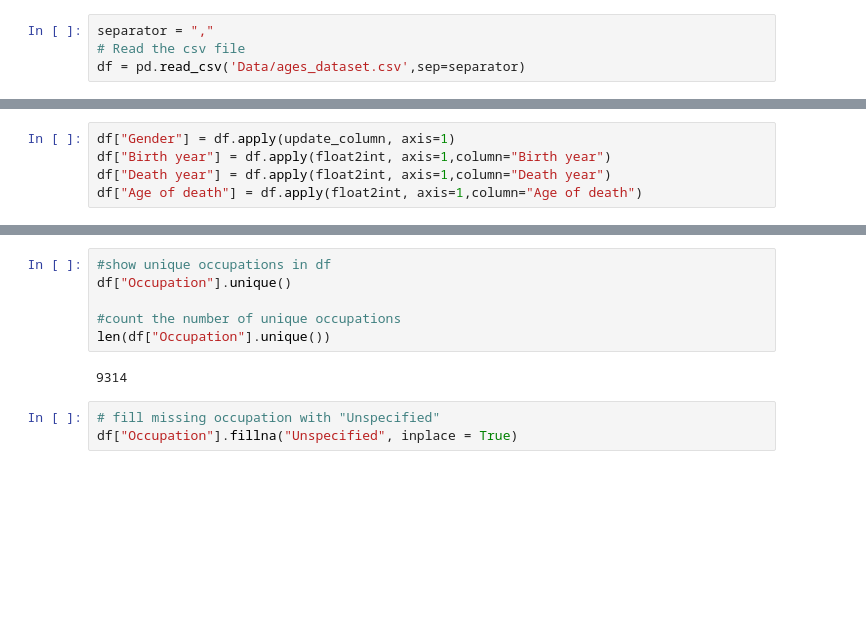
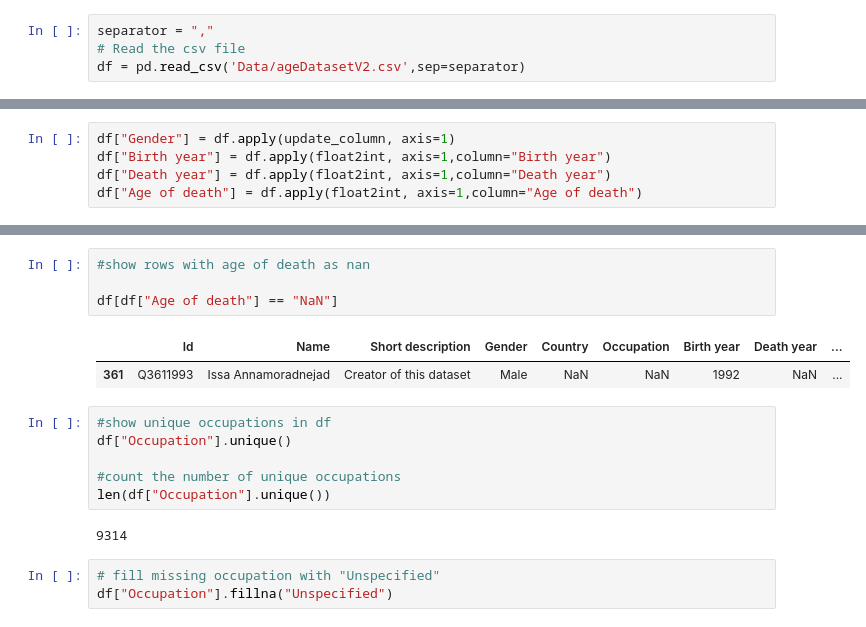
Before and after one commit to tomo960714/AgeVisualization, a Jupyter notebook: preprocess.ipynb, the cells around one changed output, grey strips where cells are left out. Drawn from its saved outputs; the diff is of its cells as text; blank space fills up the shorter version.

```diff
--- a/preprocess.ipynb
+++ b/preprocess.ipynb
@@ -9,7 +9,7 @@ import math
 # %%
 separator = ","
 # Read the csv file
-df = pd.read_csv('Data/ages_dataset.csv',sep=separator)
+df = pd.read_csv('Data/ageDatasetV2.csv',sep=separator)
 # %% [markdown]
 #TODO: Compare descriptions to list of countries to find countries
 #TODO: Figure out a way to specify gender based on name
@@ -68,3 +59,10 @@ df.head()
+# %%
+#show rows with age of death as nan
+
+df[df["Age of death"] == "NaN"]
+# %% [output]
+|  | Id | Name | Short description | Gender | Country | Occupation | Birth year | Death year | ... |
+| 361 | Q3611993 | Issa Annamoradnejad | Creator of this dataset | Male | NaN | NaN | 1992 | NaN | ... |
 # %%
 #show unique occupations in df
 df["Occupation"].unique()
@@ -75,4 +73,4 @@ len(df["Occupation"].unique())
 9314
 # %%
 # fill missing occupation with "Unspecified"
-df["Occupation"].fillna("Unspecified", inplace = True)
+df["Occupation"].fillna("Unspecified")
```
Also changed, not shown: parts of 22 cells of this notebook, 1 other file.
